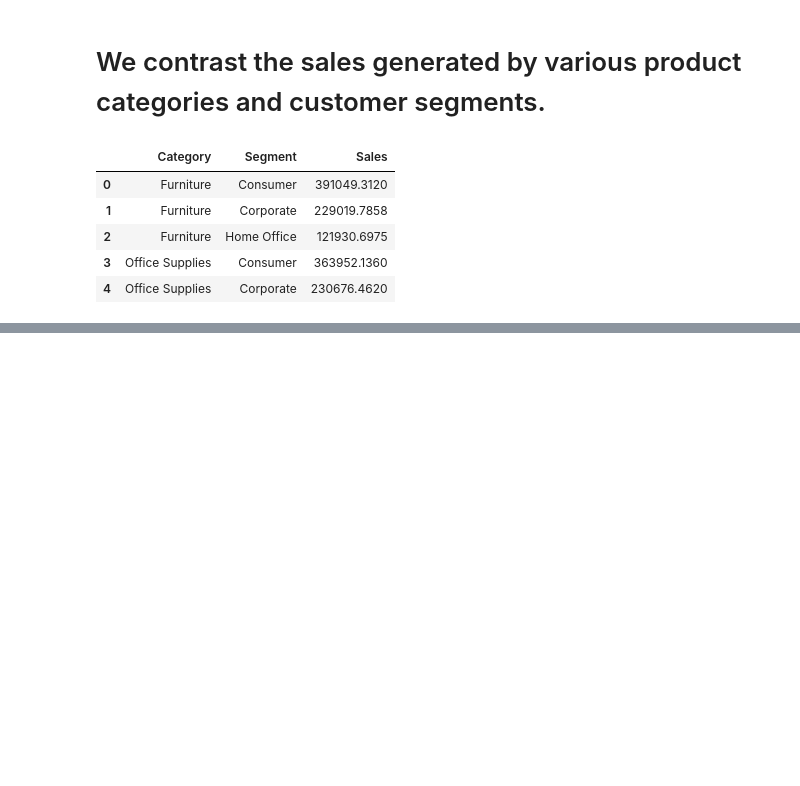
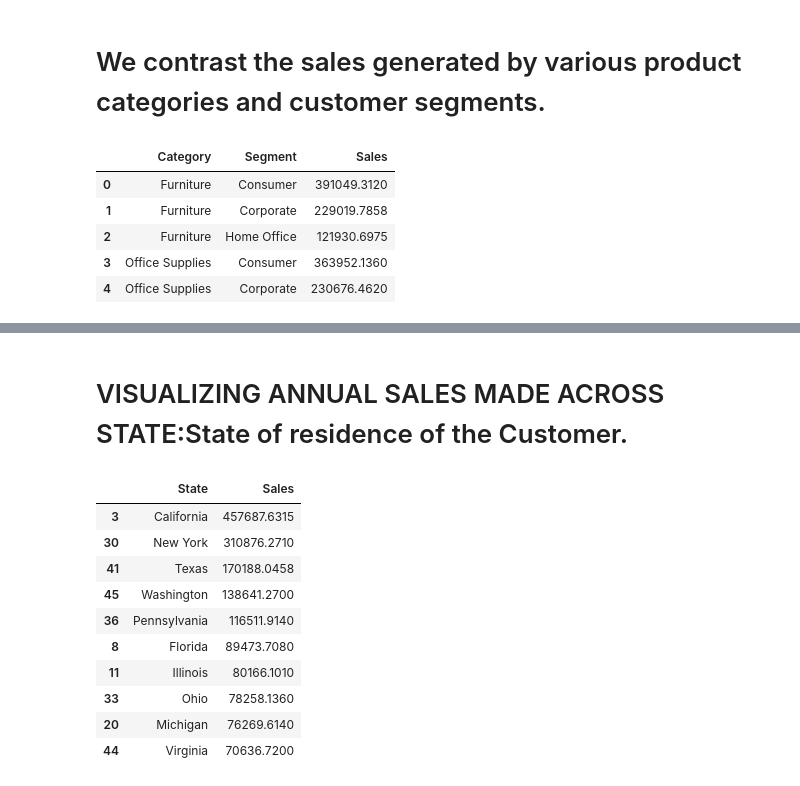
Before and after one commit to Dibieoluchi/superstore_data-_analysis-, a Jupyter notebook: exploratory analysis.ipynb, the cells around one changed output, grey strips where cells are left out. Drawn from its saved outputs; the diff is of its cells as text; code cells hidden in the pictures; blank space fills up the shorter version.

```diff
--- a/exploratory analysis.ipynb
+++ b/exploratory analysis.ipynb
@@ -293,0 +296,18 @@ px.line(sales_by_customer_segment_across_productcategories, x = 'Segment', y = '
+# %% [markdown]
+# VISUALIZING ANNUAL SALES MADE ACROSS STATE:State of residence of the Customer.
+# %%
+sales_across_top10_state= data.groupby('State').agg({'Sales':'sum'}).reset_index().sort_values(by = 'Sales', ascending = False).head(10)
+# %%
+sales_across_top10_state
+# %% [output]
+|  | State | Sales |
+| 3 | California | 457687.6315 |
+| 30 | New York | 310876.2710 |
+| 41 | Texas | 170188.0458 |
+| 45 | Washington | 138641.2700 |
+| 36 | Pennsylvania | 116511.9140 |
+| 8 | Florida | 89473.7080 |
+| 11 | Illinois | 80166.1010 |
+| 33 | Ohio | 78258.1360 |
+| 20 | Michigan | 76269.6140 |
+| 44 | Virginia | 70636.7200 |
```
Also changed, not shown: parts of 9 cells of this notebook.
